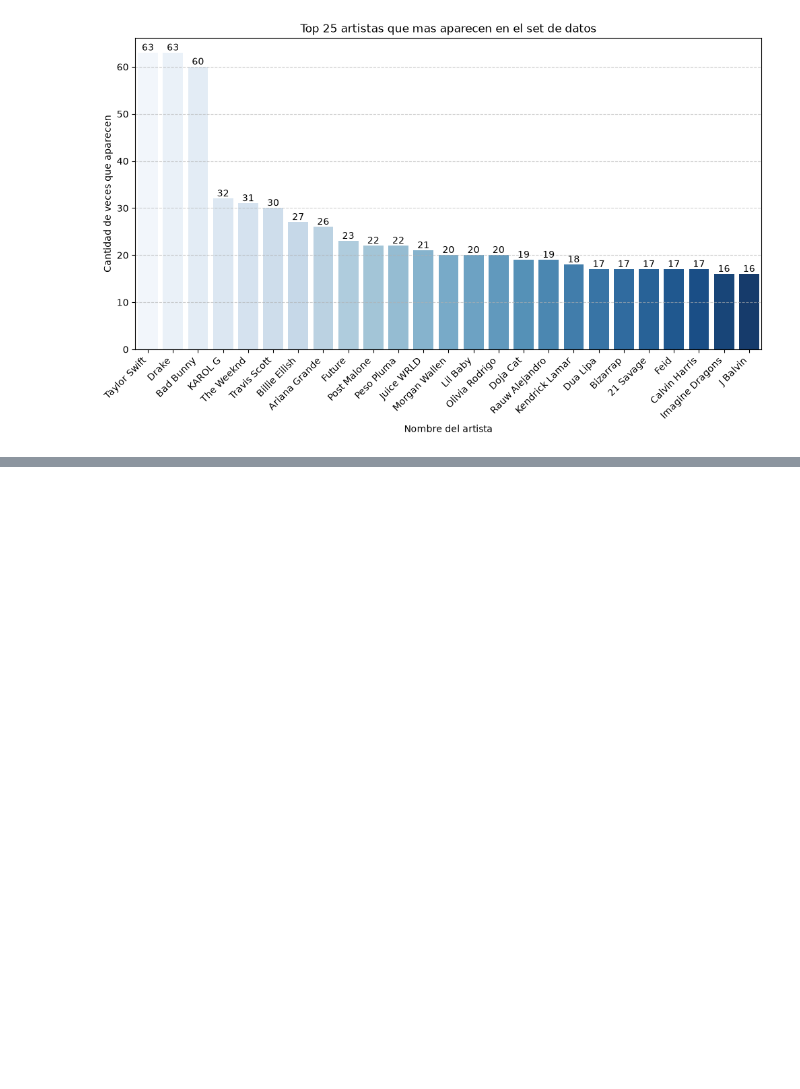
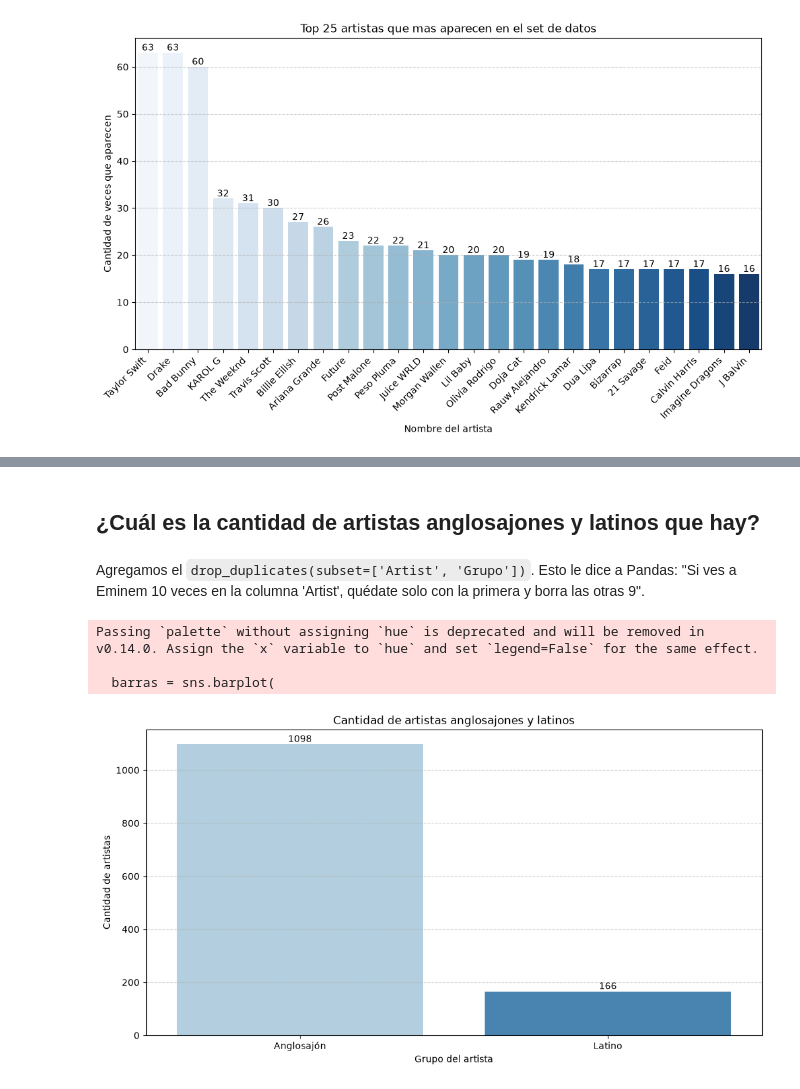
Before and after one commit to K4lilinuxX/Spotify, a Jupyter notebook: Spotify/artistas_spotify.ipynb, the cells around one changed output, grey strips where cells are left out. Drawn from its saved outputs; the diff is of its cells as text; code cells hidden in the pictures; blank space fills up the shorter version.

Commit message:
Hice dos gráficas, la primera es la cantidad de artistas anglosajones y latinos que hay en el Data Frame y la segunda es el promedio de popularidad en Spotify por grupo (Anglosajones y Latinos)

```diff
--- a/Spotify/artistas_spotify.ipynb
+++ b/Spotify/artistas_spotify.ipynb
@@ -333,0 +209,36 @@ Passing `palette` without assigning `hue` is deprecated and will be removed in v
+# %% [markdown]
+## ¿Cuál es la cantidad de artistas anglosajones y latinos que hay?
+# %% [markdown]
+Agregamos el `drop_duplicates(subset=['Artist', 'Grupo'])`. Esto le dice a Pandas: "Si ves a Eminem 10 veces en la columna 'Artist', quédate solo con la primera y borra las otras 9".
+# %%
+# Usamos el df_analisis para que únicamente salgan los artistas que la API clasificó como Anglosajón y Latino
+# Creamos un DataFrame sin duplicados, quedándonos solo con un registro por artista
+df_artistas_unicos = df_analisis.drop_duplicates(subset=['Artist', 'Grupo'])
+
+# Contamos la cantidad real de artistas por grupo
+grupo_artistas = df_artistas_unicos["Grupo"].value_counts()
+
+# Graficamos
+plt.figure(figsize=(12, 6))
+plt.title("Cantidad de artistas anglosajones y latinos")
+barras = sns.barplot(
+    x=grupo_artistas.index,
+    y=grupo_artistas.values,
+    palette="Blues"
+)
+# Agregamos el número de artistas anglosajones y latinos que hay
+for contenedores in barras.containers:
+    barras.bar_label(contenedores,
+                     fmt='%.0f')
+
+plt.xlabel("Grupo del artista")
+plt.ylabel("Cantidad de artistas")
+plt.grid(axis="y",
+         linestyle="--",
+         alpha=0.6)
+plt.show()
+# %% [output]
+Passing `palette` without assigning `hue` is deprecated and will be removed in v0.14.0. Assign the `x` variable to `hue` and set `legend=False` for the same effect.
+
+  barras = sns.barplot(
+[figure, added]
```
Also changed, not shown: parts of 4 cells of this notebook.
